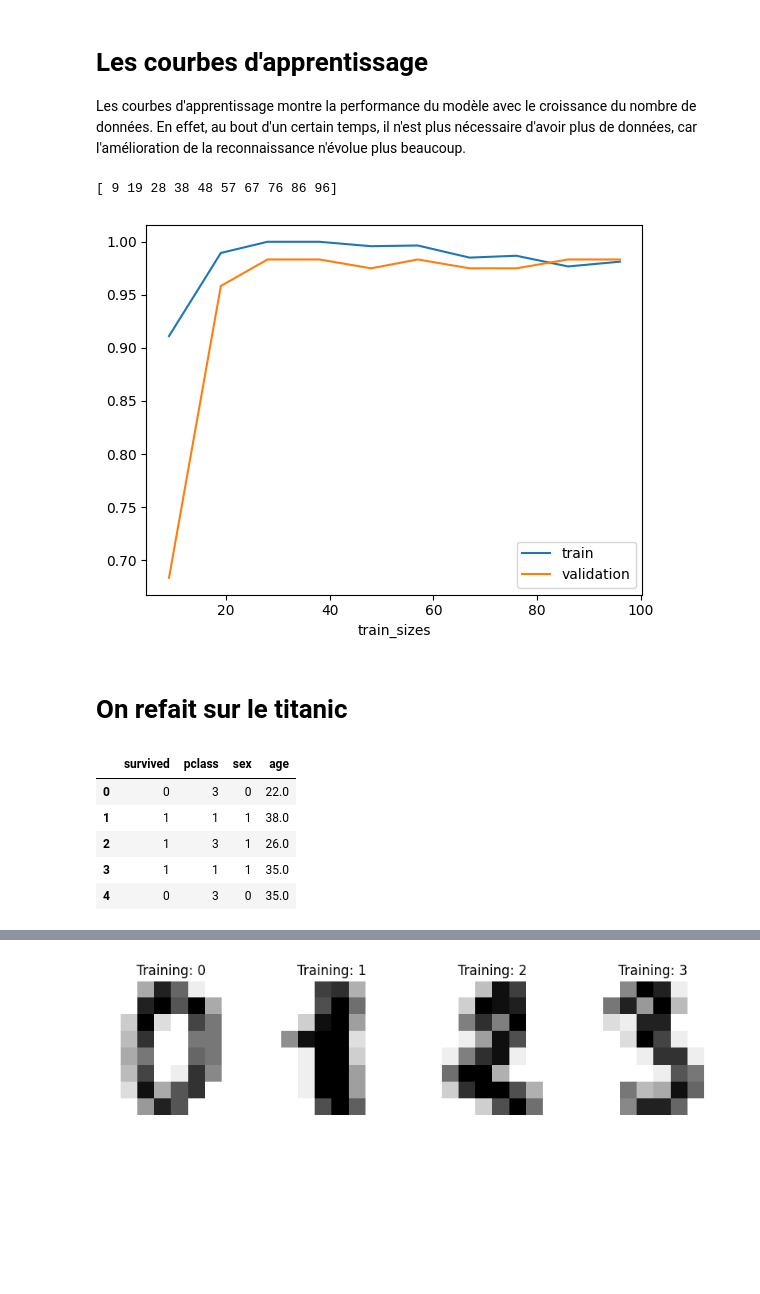
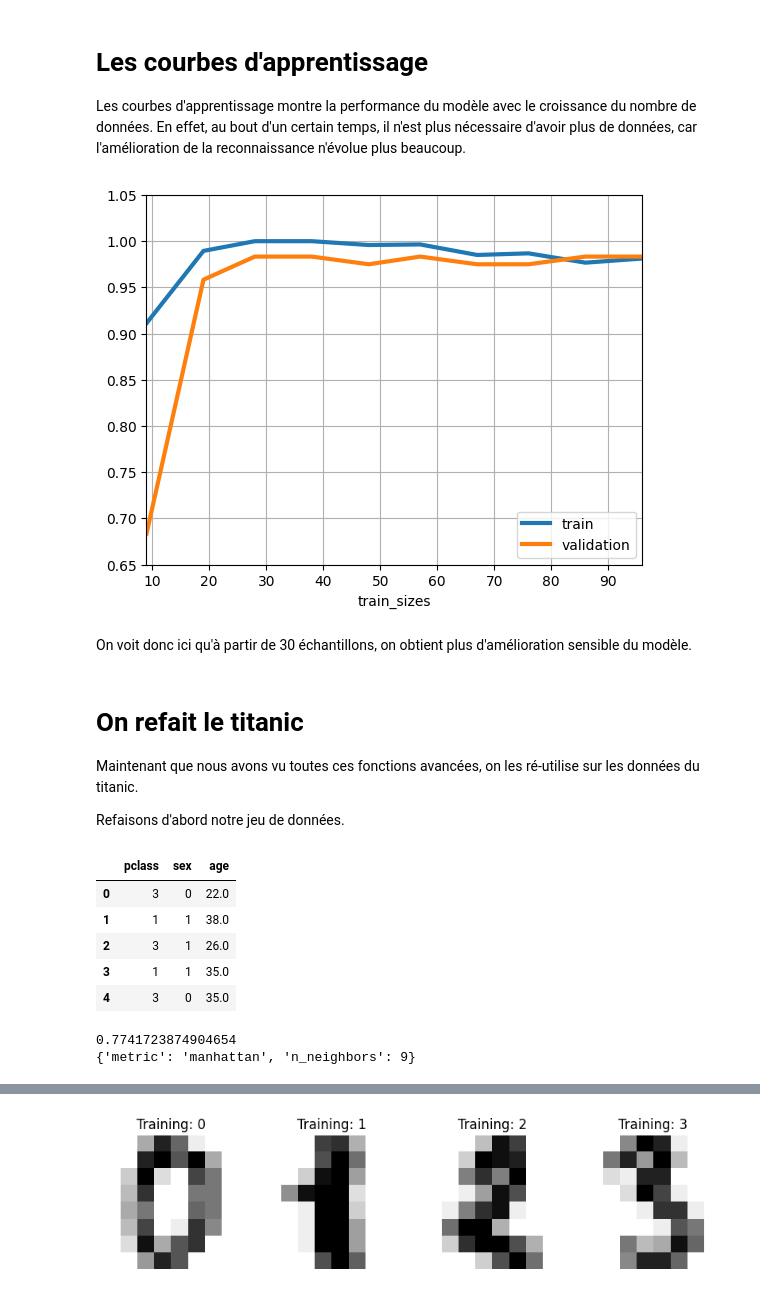
Before and after one commit to mat90hub/python_par_jupyter, a Jupyter notebook: 10_machine_learning/05_scikit_learn.ipynb, the cells around one changed output, grey strips where cells are left out. Saved outputs shown, nothing was run; the diff lists cells and outputs as text; code cells hidden in the pictures; blank space fills up the shorter version.

```diff
--- a/10_machine_learning/05_scikit_learn.ipynb
+++ b/10_machine_learning/05_scikit_learn.ipynb
@@ -329,30 +343,40 @@ Les courbes d'apprentissage montre la performance du modèle avec le croissance
 # %%
 from sklearn.model_selection import learning_curve
 
 N, train_score, val_score = learning_curve(model, X_train, y_train,
                                            train_sizes=np.linspace(0.1,1,10), cv=5)
 
-print(N)
-plt.plot(N, train_score.mean(axis=1), label='train')
-plt.plot(N,val_score.mean(axis=1), label='validation')
+plt.plot(N, train_score.mean(axis=1), label='train', lw=3)
+plt.plot(N,val_score.mean(axis=1), label='validation', lw=3)
+plt.grid(visible=True)
+plt.axis([N[0], N[-1], 0.65, 1.05])
 plt.xlabel('train_sizes')
-plt.legend()
+plt.legend(loc = 'lower right')
 plt.show()
 # %% [output]
-[ 9 19 28 38 48 57 67 76 86 96]
-[figure, old version]
+[figure, new version]
-# %% [markdown]
-# On refait sur le titanic
+# %% [markdown]
+On voit donc ici qu'à partir de 30 échantillons, on obtient plus d'amélioration sensible du modèle.
+# %% [markdown]
+# On refait le titanic
+
+Maintenant que nous avons vu toutes ces fonctions avancées, on les ré-utilise sur les données du titanic.
+
+Refaisons d'abord notre jeu de données.
 # %%
 titanic = sns.load_dataset('titanic')
 titanic = titanic[['survived', 'pclass', 'sex', 'age']]
 titanic.dropna(axis=0, inplace=True)
 titanic['sex'].replace(['male', 'female'], [0, 1], inplace=True)
-titanic.head()
+
+# on déduit maintenant nos données
+y = titanic['survived']
+X = titanic.drop('survived', axis=1)
+X.head()
 # %% [output]
-|  | survived | pclass | sex | age |
-| 0 | 0 | 3 | 0 | 22.0 |
-| 1 | 1 | 1 | 1 | 38.0 |
-| 2 | 1 | 3 | 1 | 26.0 |
-| 3 | 1 | 1 | 1 | 35.0 |
-| 4 | 0 | 3 | 0 | 35.0 |
+|  | pclass | sex | age |
+| 0 | 3 | 0 | 22.0 |
+| 1 | 1 | 1 | 38.0 |
+| 2 | 3 | 1 | 26.0 |
+| 3 | 1 | 1 | 35.0 |
+| 4 | 3 | 0 | 35.0 |
@@ -359,5 +388,7 @@ titanic.head()
 # %%
-param_grid={'n_neighbors':np.arange(1,20),
+# je recherche les meilleurs paramètres
+
+param_grid={'n_neighbors':np.arange(1,10),
             'metric': ['euclidean', 'manhattan']}
 
 grid = GridSearchCV(KNeighborsClassifier(), param_grid, cv=5)
@@ -366,3 +397,6 @@ grid.fit(X_train, y_train)
 
 print(grid.best_score_)
 print(grid.best_params_)
+# %% [output]
+0.7741723874904654
+{'metric': 'manhattan', 'n_neighbors': 9}
```
Also changed, not shown: parts of 27 cells of this notebook, 2 other files.
